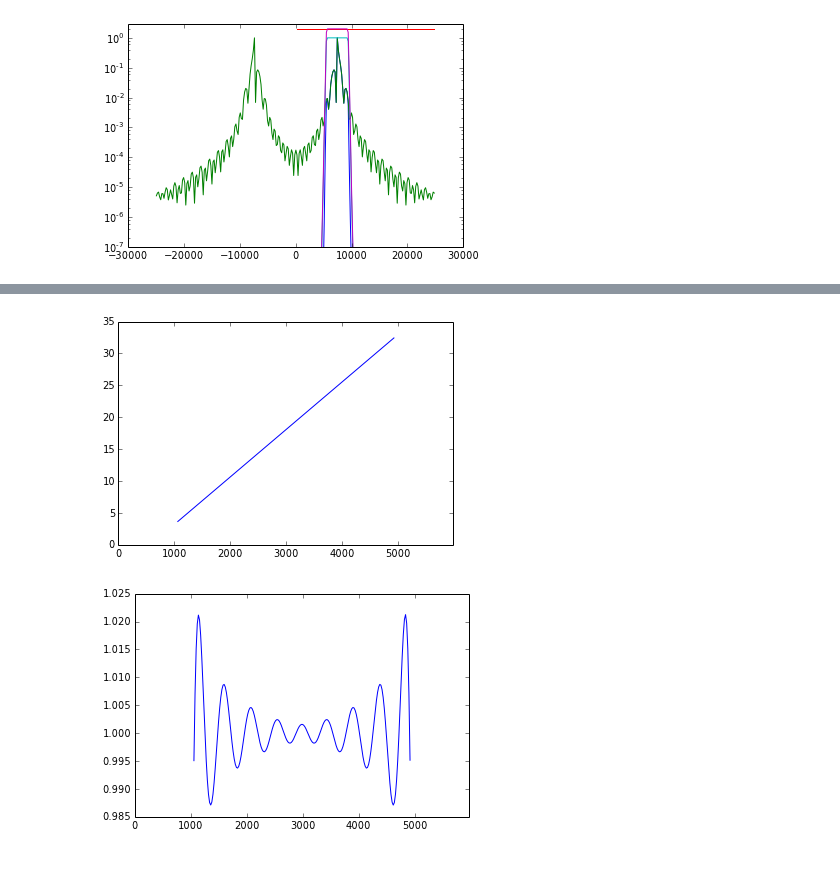
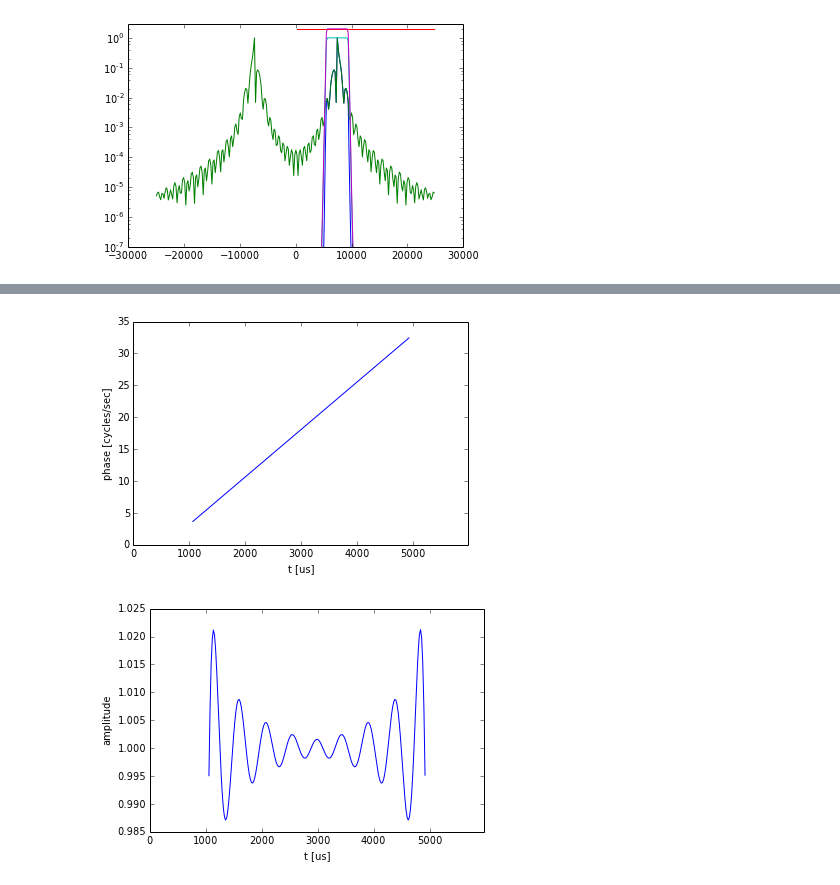
Before and after one commit to JohnMarohn/FreqDemod, a Jupyter notebook: freqdemod/docs/freqdemod-quickstart-1.ipynb, the cells around one changed output, grey strips where cells are left out. Cells and saved outputs as stored; diff of their text form; code cells hidden in the pictures.

```diff
--- a/freqdemod/docs/freqdemod-quickstart-1.ipynb
+++ b/freqdemod/docs/freqdemod-quickstart-1.ipynb
@@ -146,11 +155,15 @@ S.trim()
 # %%
 plt.plot(S.signal['t']*1E6,S.signal['theta'])
 plt.xlim(0,S.signal['t_original'][-1]*1E6)
+plt.ylabel("phase [cycles/sec]")
+plt.xlabel("t [us]")
 plt.show()
 
 plt.plot(S.signal['t']*1E6,S.signal['a'])
 plt.xlim(0,S.signal['t_original'][-1]*1E6)
+plt.ylabel("amplitude")
+plt.xlabel("t [us]")
 plt.show()
 # %% [output]
-[figure, old version]
+[figure, new version]
-[figure, old version]
+[figure, new version]
```
Also changed, not shown: parts of 15 cells of this notebook, 1 other file.
